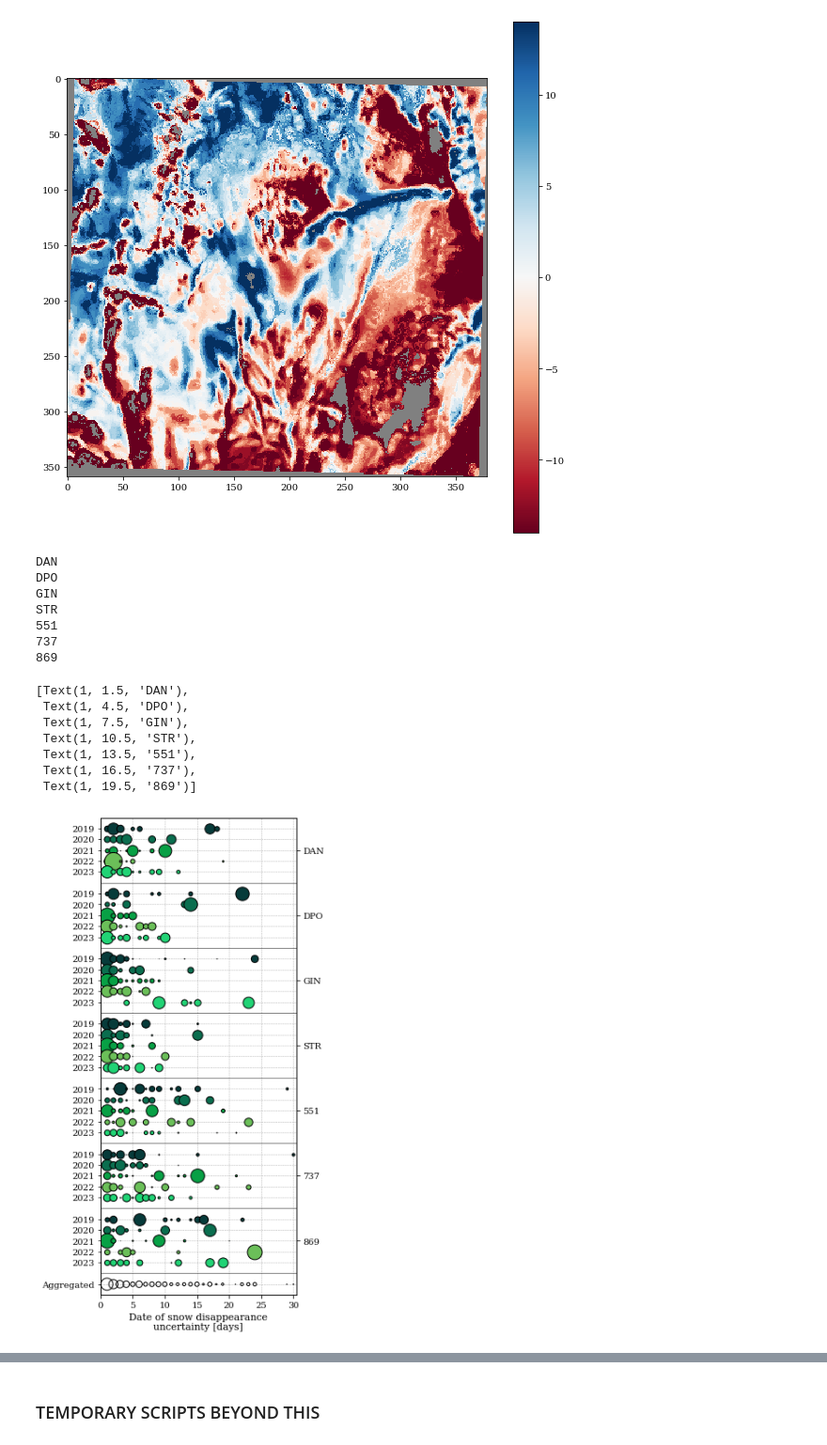
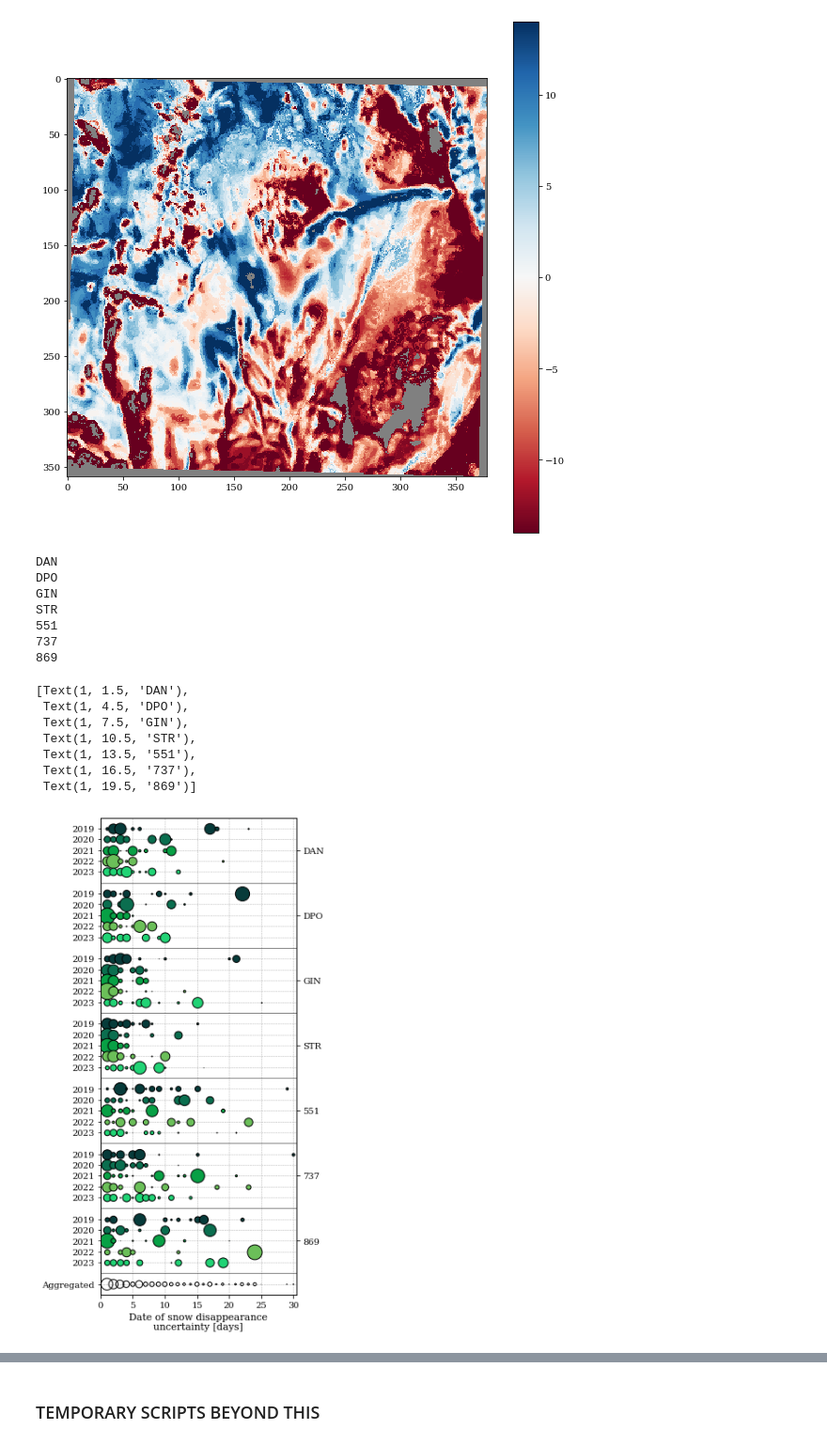
Before and after one commit to jupflug/CSDA_scripts, a Jupyter notebook: 3_process_DSD.ipynb, the cells around one changed output, grey strips where cells are left out. Shown at 94% size. Saved outputs shown, nothing was run; the diff lists cells and outputs as text; code cells hidden in the pictures.

```diff
--- a/3_process_DSD.ipynb
+++ b/3_process_DSD.ipynb
@@ -316,7 +361,7 @@ from mpl_toolkits.axes_grid1 import make_axes_locatable
 
 mask = np.sum(dsd_saver,axis=0)
 
-fg,ax = plt.subplots(2,len(years),figsize=(10,5),
+fg,ax = plt.subplots(2,len(years),figsize=(9,5),
                      sharex='col', sharey='row', gridspec_kw={'height_ratios': [1, 1],'hspace': 0.02, 'wspace': 0.05})
 # fg,ax = plt.subplots(2,len(years),figsize=(8,5),
 #                      sharex='col', sharey='row', gridspec_kw={'height_ratios': [1, 1],'hspace': 0.02, 'wspace': 0.05})
@@ -336,7 +381,7 @@ for idx,year in enumerate(years):
     data = dsd_saver[idx,:,:]
     data[np.isnan(mask)] = np.nan
     try:
-        out2 = ax[0,idx].imshow(data,vmin=200,vmax=290,interpolation='none',cmap='inferno')
+        out2 = ax[0,idx].imshow(data,vmin=180,vmax=280,interpolation='none',cmap='inferno')
     except:
         out2 = ax[0].imshow(data,vmin=0,vmax=14,interpolation='none',cmap='Greens')
 
@@ -460,14 +505,20 @@ gridCount = 0
 summUp = np.zeros(31)
 for DOMID in DOMIDs:
     print(DOMID)
-    if DOMID == '737':
-        uncertainty = np.load(base_direc+DOMID+'/self_classified/SCA/DSD_uncertain_saver.npy')
-    elif DOMID == '869':
-        uncertainty = np.load(base_direc+DOMID+'/self_classified/SCA/DSD_uncertain_saver.npy')
-    elif DOMID == '551':
-        uncertainty = np.load(base_direc+DOMID+'/self_classified/SCA/DSD_uncertain_saver.npy')
-    else:
-        uncertainty = np.load(base_direc+DOMID+'/DSD_uncertain_saver.npy')
+    # if DOMID == '737':
+    #     uncertainty = np.load(base_direc+DOMID+'/self_classified/SCA/DSD_uncertain_saver.npy')
+    # elif DOMID == '869':
+    #     uncertainty = np.load(base_direc+DOMID+'/self_classified/SCA/DSD_uncertain_saver.npy')
+    # elif DOMID == '551':
+    #     uncertainty = np.load(base_direc+DOMID+'/self_classified/SCA/DSD_uncertain_saver.npy')
+    # elif DOMID == 'DAN':
+    #     uncertainty = np.load(base_direc+DOMID+'/self_classified/SCA/DSD_uncertain_saver.npy')
+    # elif DOMID == 'DPO':
+    #     uncertainty = np.load(base_direc+DOMID+'/self_classified/SCA/DSD_uncertain_saver.npy')
+    # elif DOMID == 'GIN':
+    #     uncertainty = np.load(base_direc+DOMID+'/self_classified/SCA/DSD_uncertain_saver.npy')
+    # else:
+    uncertainty = np.load(base_direc+DOMID+'/self_classified/SCA/DSD_uncertain_saver.npy')
     gridCount += len(uncertainty[uncertainty > 0])
     if uncertainty.shape[0] < 5:
         # yrr_saver = np.hstack((yrr_saver,np.array([2019,2020,2023])))
@@ -500,11 +551,15 @@ for DOMID in DOMIDs:
             # ax.scatter(vall,axloc,width*500,c=cols[2],alpha=1,edgecolor='k',linewidth=1)
         loc_saver.append(axloc)
 
+        # if DOMID == '869':
+        #     if yrr == 3:
+        #         break
+
     ax.plot([0,35],[axloc+0.5,axloc+0.5],'-k',linewidth=0.5)
 
     axloc += 0.5
 
-    # if DOMID == '737':
+    # if DOMID == '869':
     #     break
 
         # break
@@ -518,31 +573,32 @@ ax.set_yticks(loc_saver)
 ax.set_ylim([0,22])
 # ax.set_yticklabels(yrr_saver[1:].astype(int))
 ax.set_yticklabels(yrr_saver)
 ax.invert_yaxis()
 ax.set_xlabel('Date of snow disappearance\nuncertainty [days]',fontsize=11)
 ax.grid(True, which='both', linestyle='--', linewidth=0.5)
 ax.set_axisbelow(True)
 
 ax_right = ax.twinx()
 ax_right.set_ylim([0,22])
 ax_right.invert_yaxis()
 ax_right.set_yticks(loc_saver_right)
 ax_right.set_yticklabels(DOMIDs)
 
 # fg.savefig('/Users/jpflug/Documents/Projects/cubesatReanaly/ppts/figs/DSDuncertainty_aggFig.svg',format='svg',bbox_inches='tight',dpi=1200)
+#
 # %% [output]
 DAN
 DPO
 GIN
 STR
 551
 737
 869
 [Text(1, 1.5, 'DAN'),
  Text(1, 4.5, 'DPO'),
  Text(1, 7.5, 'GIN'),
  Text(1, 10.5, 'STR'),
  Text(1, 13.5, '551'),
  Text(1, 16.5, '737'),
  Text(1, 19.5, '869')]
-[figure, old version]
+[figure, new version]
```
Also changed, not shown: parts of 16 cells of this notebook, 2 other files.
